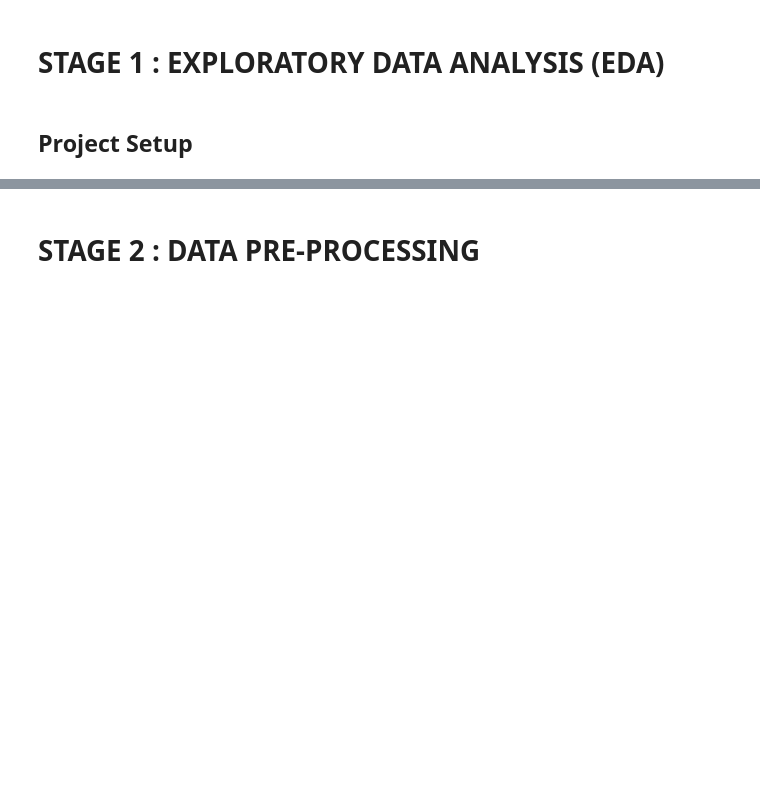
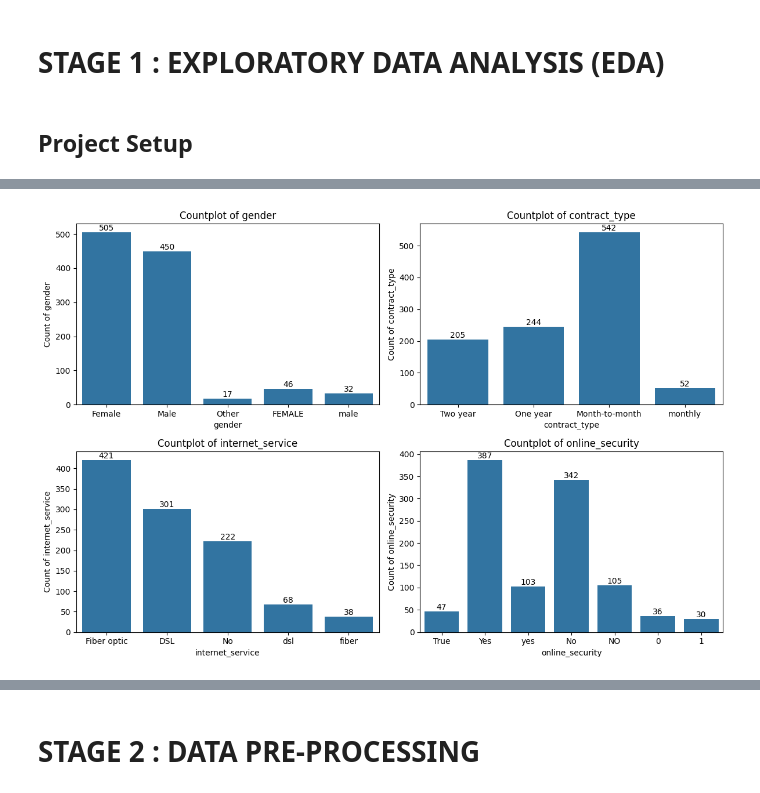
Before and after one commit to mcikalmerdeka/ds-dataprep-utils, a Jupyter notebook: notebooks/classification.ipynb, the cells around one changed output, grey strips where cells are left out. Saved outputs shown, nothing was run; the diff lists cells and outputs as text; code cells hidden in the pictures; blank space fills up the shorter version.

```diff
--- a/notebooks/classification.ipynb
+++ b/notebooks/classification.ipynb
@@ -146,0 +184,13 @@ cats_cols = df.select_dtypes(include=['object', 'category']).columns
+# %%
+# # Quick check on the categorical distribution for problematic columns
+# columns_to_check = ["gender", "contract_type", "internet_service", "online_security"]
+
+# for col in columns_to_check:
+#     print(f"Distribution of {col}:")
+#     print(df[col].value_counts())
+#     print()
+
+# Using the utils function
+plot_dynamic_countplot(df, columns_to_check, ncols=2, figsize=(12, 8))
+# %% [output]
+[figure, added]
```
Also changed, not shown: parts of 8 cells of this notebook.
